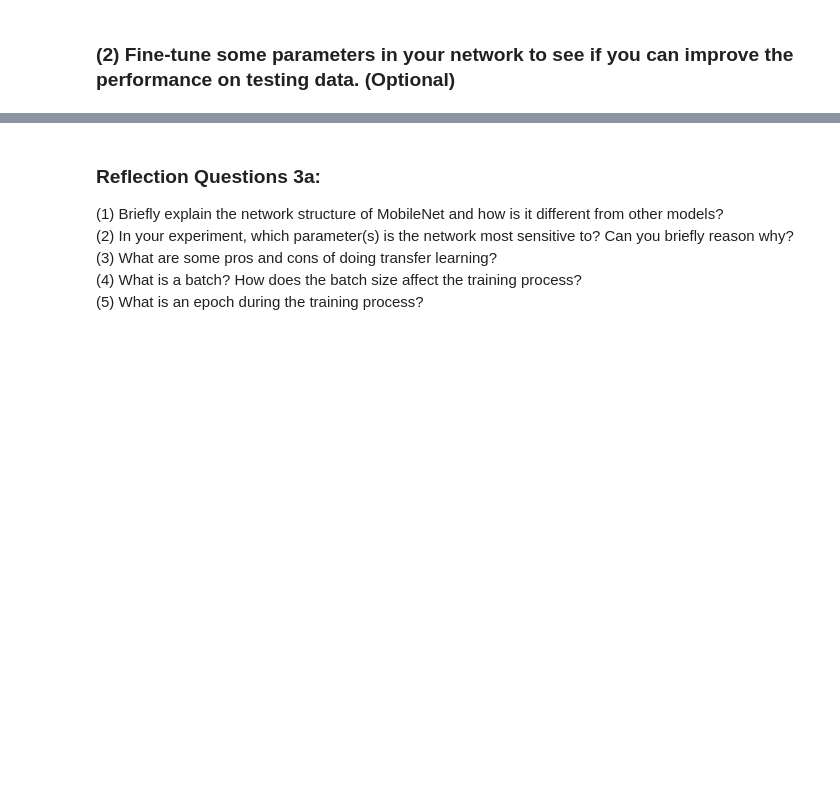
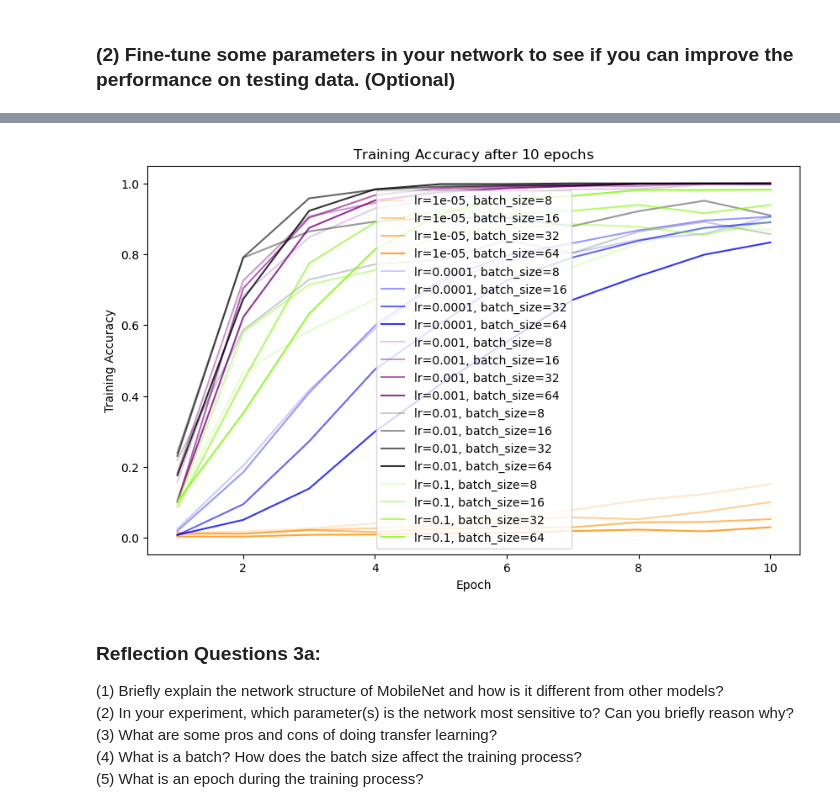
Before and after one commit to the-salty-austin/stat5242, a Jupyter notebook: hw4/05_gr5242_transfer.ipynb, the cells around one changed output, grey strips where cells are left out. Cells and saved outputs as stored; diff of their text form; code cells hidden in the pictures; blank space fills up the shorter version.

```diff
--- a/hw4/05_gr5242_transfer.ipynb
+++ b/hw4/05_gr5242_transfer.ipynb
@@ -735,3 +864,26 @@ Test Loss: 1.090   Test Accuracy: 83.23%
+# %%
+plt.figure(figsize=(10, 6))
+
+color_map = plt.cm.get_cmap('viridis', len(learning_rates))  # Get a colormap with distinct colors
+
+colors = ['darkorange', 'blue', 'purple', 'black', 'lawngreen']
+
+for i, lr in enumerate(learning_rates):
+    for j, batch_size in enumerate(batch_sizes):
+        train_epoch_acc = all_results[(lr, batch_size)][0]
+        plt.plot(range(1, epochs + 1), train_epoch_acc,
+                 label=f'lr={lr}, batch_size={batch_size}',
+                #  color=color_map(i),  # Use color based on learning rate
+                 color = colors[i],
+                 alpha=(1+j) / (1+len(batch_sizes)))  # Add alpha gradient for batch size
+
+plt.xlabel('Epoch')
+plt.ylabel('Training Accuracy')
+plt.title('Training Accuracy after $10$ epochs')
+plt.legend()
+plt.show()
+# %% [output]
+[figure, added]
 # %% [markdown]
 ### **Reflection Questions 3a:**
 
```
Also changed, not shown: parts of 8 cells of this notebook.
